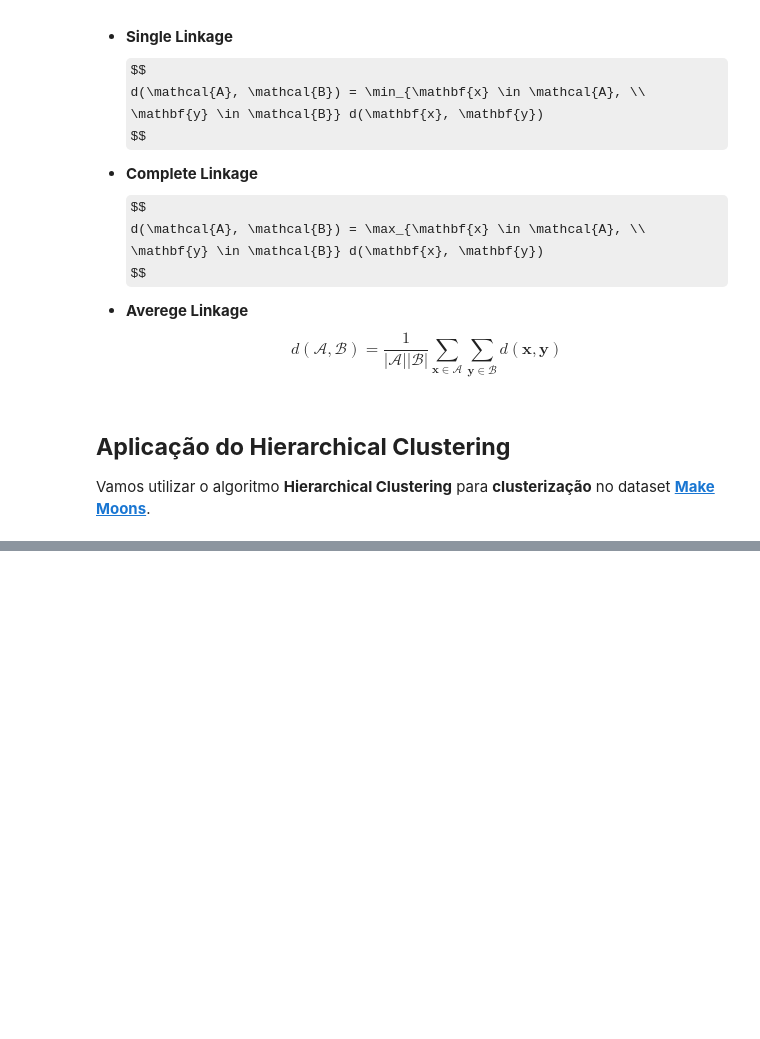
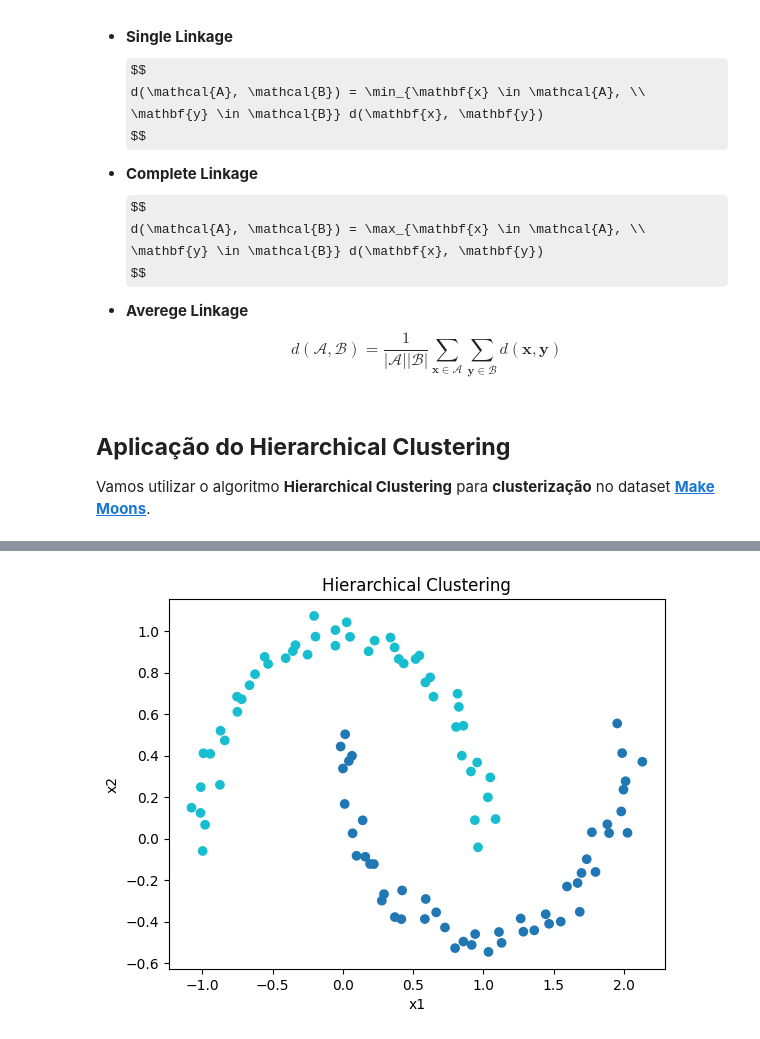
Before and after one commit to gabdourado/AI, a Jupyter notebook: ML/Unsupervised-Learning/Hierarchical-Clustering/Hierarchical_Clustering.ipynb, the cells around one changed output, grey strips where cells are left out. Drawn from its saved outputs; the diff is of its cells as text; code cells hidden in the pictures; some formulas as TeX source; blank space fills up the shorter version.

```diff
--- a/ML/Unsupervised-Learning/Hierarchical-Clustering/Hierarchical_Clustering.ipynb
+++ b/ML/Unsupervised-Learning/Hierarchical-Clustering/Hierarchical_Clustering.ipynb
@@ -130,0 +146,10 @@ df.head()
+# %%
+def euclidean(a, b):
+    return np.linalg.norm(a - b)
+# %%
+def single_linkage(cluster_a, cluster_b, X):
+    return min(
+        euclidean(X[i], X[j])
+        for i in cluster_a
+        for j in cluster_b
+    )
@@ -130,0 +170,37 @@ df.head()
+# %%
+def hierarchical_clustering(X, n_clusters=1):
+
+    clusters = [[i] for i in range(len(X))]
+
+    history = []
+
+    while len(clusters) > n_clusters:
+        i, j = find_closest_clusters(clusters, X)
+
+        new_cluster = clusters[i] + clusters[j]
+
+        history.append((clusters[i], clusters[j]))
+
+        clusters.pop(j)
+        clusters.pop(i)
+
+        clusters.append(new_cluster)
+
+    return clusters, history
+# %%
+clusters, history = hierarchical_clustering(X, 2)
+# %%
+labels = [0] * len(X)
+
+for cluster_id, cluster in enumerate(clusters):
+    for idx in cluster:
+        labels[idx] = cluster_id
+
+
+plt.scatter(X[:, 0], X[:, 1], c=labels, cmap="tab10")
+plt.title("Hierarchical Clustering")
+plt.xlabel("x1")
+plt.ylabel("x2")
+plt.show()
+# %% [output]
+[figure, added]
```
Also changed, not shown: parts of 7 cells of this notebook.
